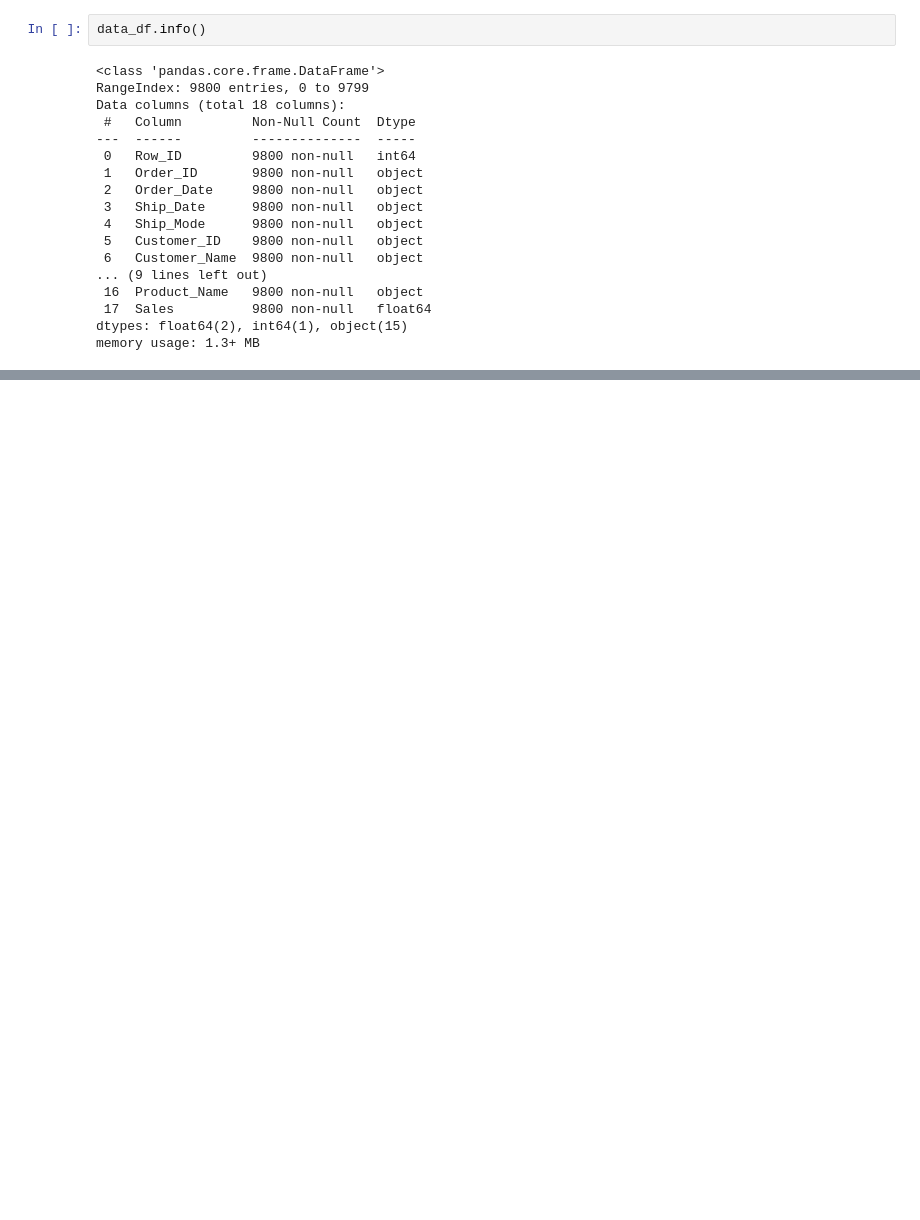
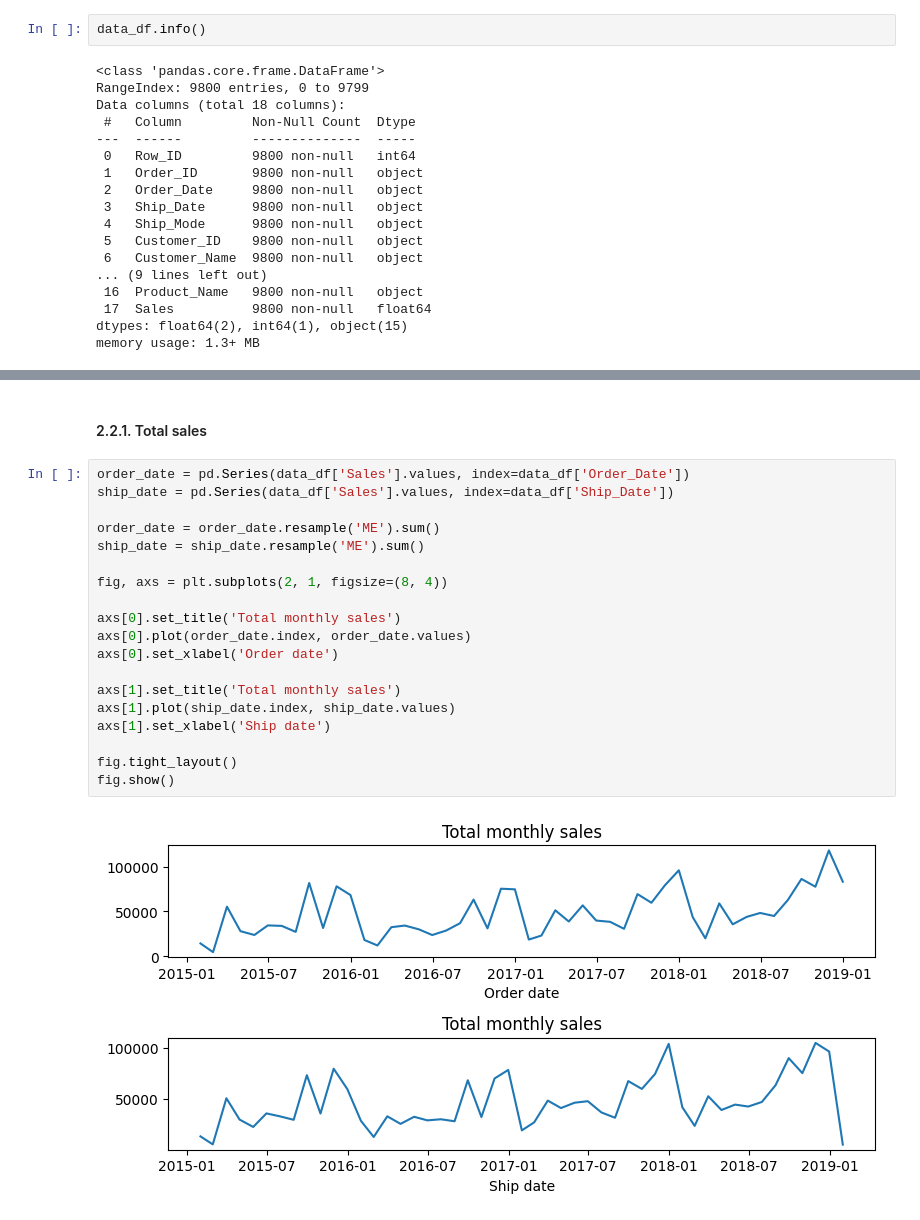
Before and after one commit to 4GeeksAcademy/gperdrizet-holmes-final-project, a Jupyter notebook: notebooks/01-EDA.ipynb, the cells around one changed output, grey strips where cells are left out. Drawn from its saved outputs; the diff is of its cells as text; blank space fills up the shorter version.

```diff
--- a/notebooks/01-EDA.ipynb
+++ b/notebooks/01-EDA.ipynb
@@ -100,0 +149,23 @@ dtype: int64
+# %% [markdown]
+#### 2.2.1. Total sales
+# %%
+order_date = pd.Series(data_df['Sales'].values, index=data_df['Order_Date'])
+ship_date = pd.Series(data_df['Sales'].values, index=data_df['Ship_Date'])
+
+order_date = order_date.resample('ME').sum()
+ship_date = ship_date.resample('ME').sum()
+
+fig, axs = plt.subplots(2, 1, figsize=(8, 4))
+
+axs[0].set_title('Total monthly sales')
+axs[0].plot(order_date.index, order_date.values)
+axs[0].set_xlabel('Order date')
+
+axs[1].set_title('Total monthly sales')
+axs[1].plot(ship_date.index, ship_date.values)
+axs[1].set_xlabel('Ship date')
+
+fig.tight_layout()
+fig.show()
+# %% [output]
+[figure, added]
```
Also changed, not shown: parts of 60 cells of this notebook.
